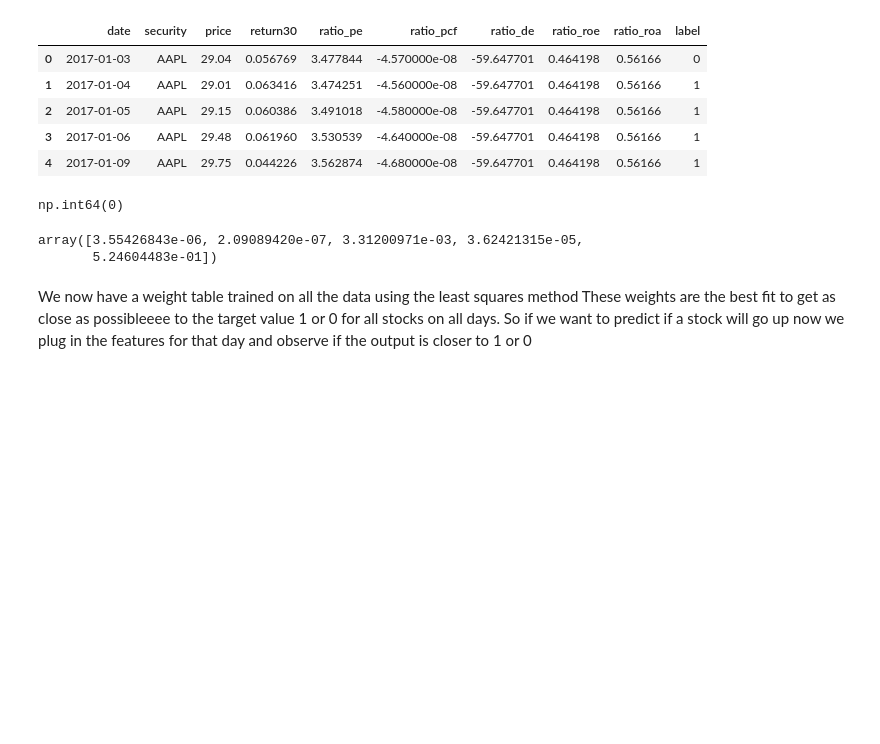
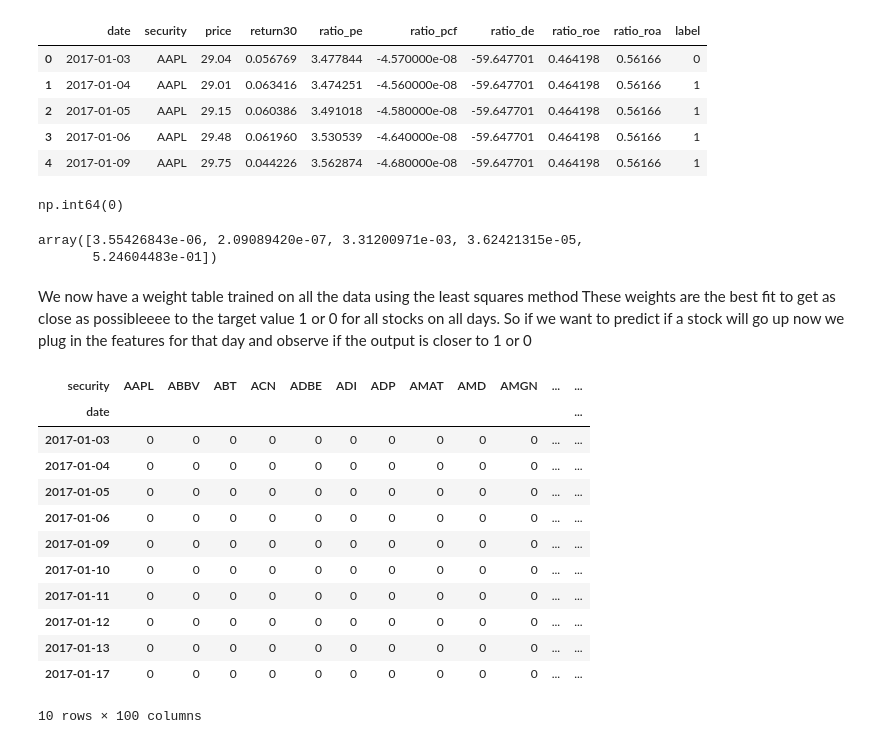
Before and after one commit to Jordy-Ward/finData, a Jupyter notebook: 2024Challenge.ipynb, the cells around one changed output. Cells and saved outputs as stored; diff of their text form; code cells hidden in the pictures; blank space fills up the shorter version.

Commit message:
Rest of buy matrix code

```diff
--- a/2024Challenge.ipynb
+++ b/2024Challenge.ipynb
@@ -119,5 +119,29 @@ These weights are the best fit to get as close as possibleeee to the target valu
 # %%
 #create a new column that dots all features for all stocks with the weights
 df1['pred'] = np.dot(X, model)
 #higher score will mean the model thinks the stock will go up
 #we will rank stocks daily by score and pick the top 10
+#group by each date
+#assign a rank for each stock grouped by date. In descending order
+#method=first ensures if there are ties the rank  appears in the order the
+#stock appeared in the table
+df1['rank'] = df1.groupby('date')['pred'].rank(method='first', ascending=False)
+#next we select top 10 stocks for each date creating a boolean column
+df1['buy'] = (df1['rank'] <= 10).astype(int)
+#then turn into a buy matrix where columns are the securities for each date
+buy_matrix = df1.pivot(index='date', columns='security', values='buy').fillna(0).astype(int)
+buy_matrix.head(10)
+# %% [output]
+| security | AAPL | ABBV | ABT | ACN | ADBE | ADI | ADP | AMAT | AMD | AMGN | ... | ... |
+| date |  |  |  |  |  |  |  |  |  |  |  | ... |
+| 2017-01-03 | 0 | 0 | 0 | 0 | 0 | 0 | 0 | 0 | 0 | 0 | ... | ... |
+| 2017-01-04 | 0 | 0 | 0 | 0 | 0 | 0 | 0 | 0 | 0 | 0 | ... | ... |
+| 2017-01-05 | 0 | 0 | 0 | 0 | 0 | 0 | 0 | 0 | 0 | 0 | ... | ... |
+| 2017-01-06 | 0 | 0 | 0 | 0 | 0 | 0 | 0 | 0 | 0 | 0 | ... | ... |
+| 2017-01-09 | 0 | 0 | 0 | 0 | 0 | 0 | 0 | 0 | 0 | 0 | ... | ... |
+| 2017-01-10 | 0 | 0 | 0 | 0 | 0 | 0 | 0 | 0 | 0 | 0 | ... | ... |
+| 2017-01-11 | 0 | 0 | 0 | 0 | 0 | 0 | 0 | 0 | 0 | 0 | ... | ... |
+| 2017-01-12 | 0 | 0 | 0 | 0 | 0 | 0 | 0 | 0 | 0 | 0 | ... | ... |
+| 2017-01-13 | 0 | 0 | 0 | 0 | 0 | 0 | 0 | 0 | 0 | 0 | ... | ... |
+| 2017-01-17 | 0 | 0 | 0 | 0 | 0 | 0 | 0 | 0 | 0 | 0 | ... | ... |
+10 rows × 100 columns
```
